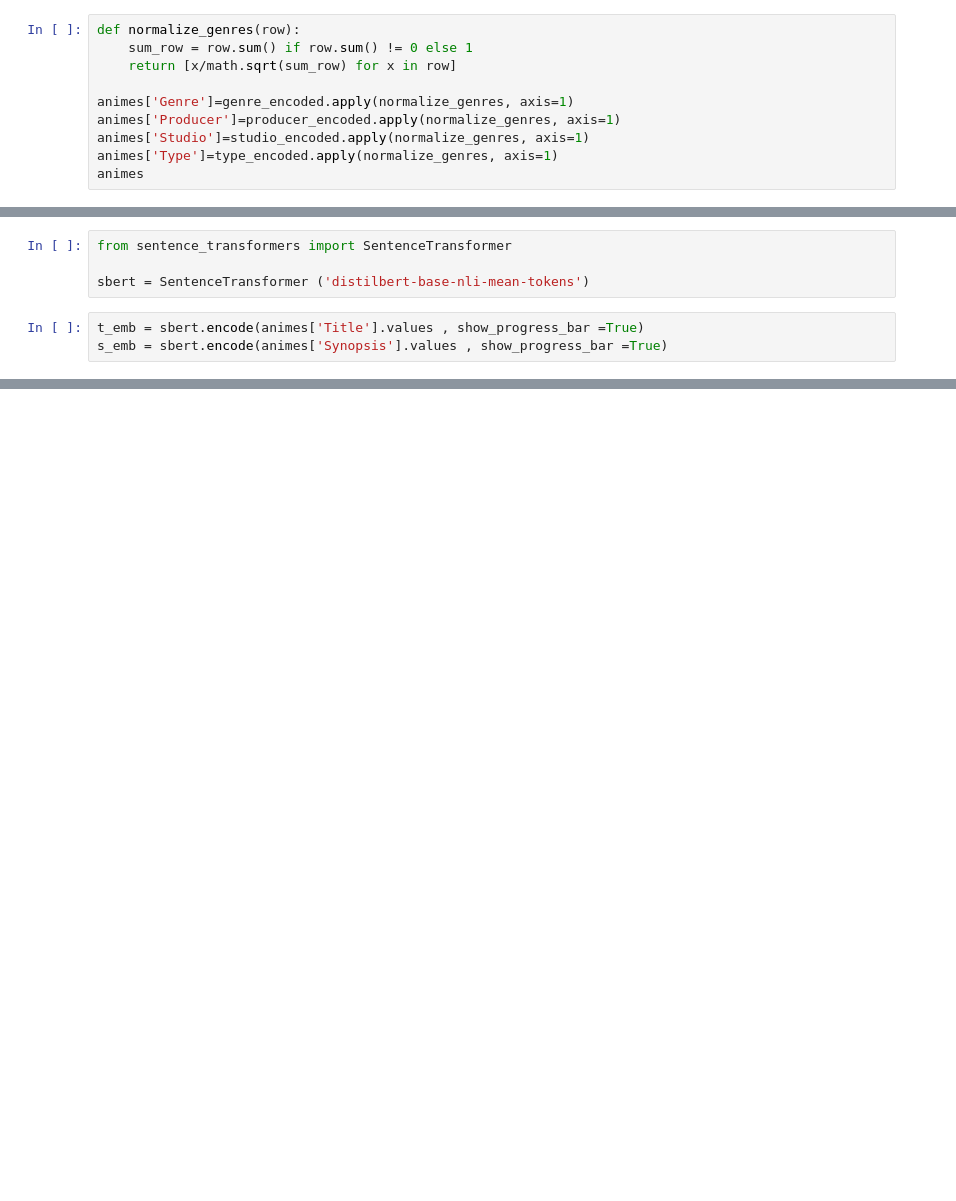
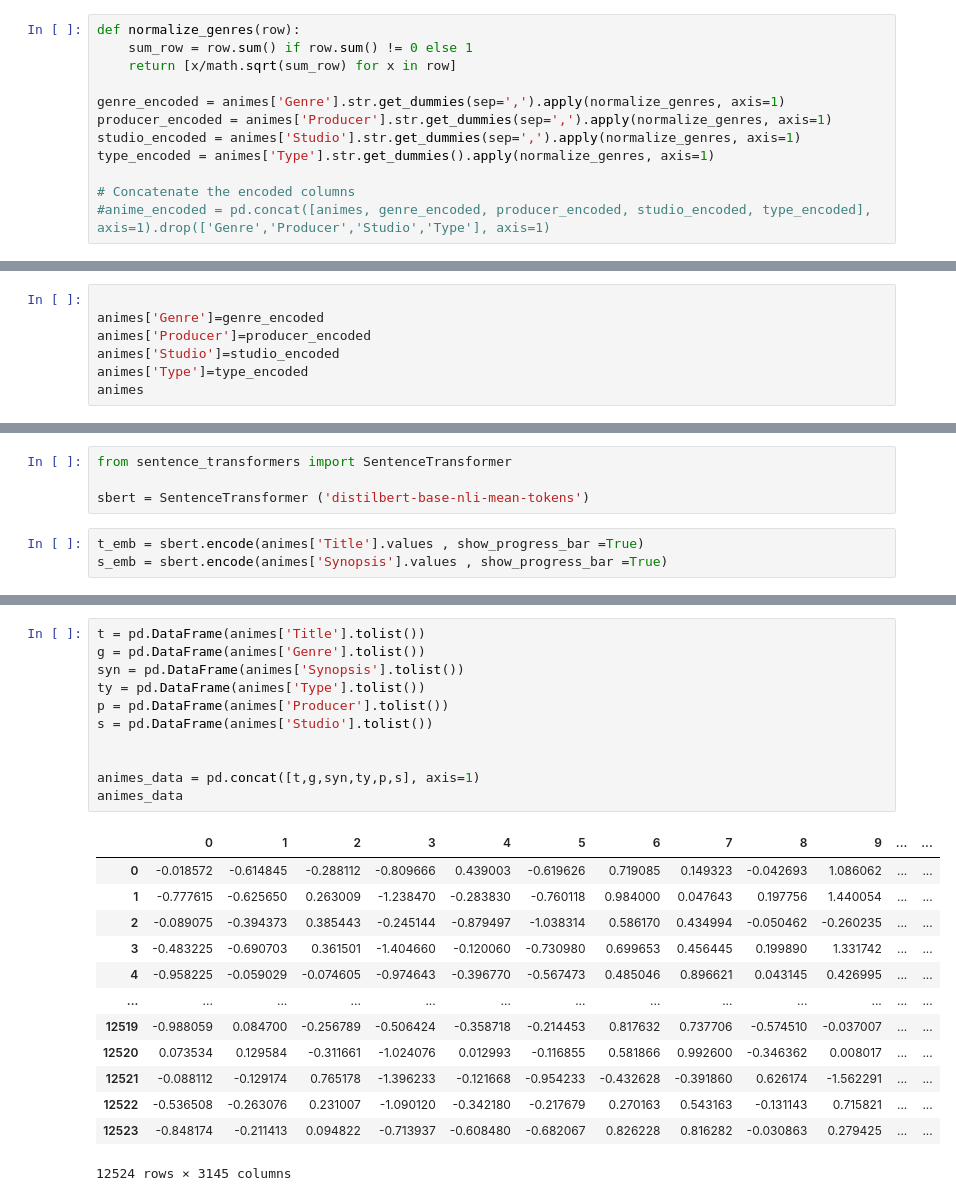
Before and after one commit to Rewich-1/projet_MLOPS_predict_anime, a Jupyter notebook: recherche/modeling.ipynb, the cells around one changed output, grey strips where cells are left out. Drawn from its saved outputs; the diff is of its cells as text; blank space fills up the shorter version.

```diff
--- a/recherche/modeling.ipynb
+++ b/recherche/modeling.ipynb
@@ -97,8 +158,10 @@ def normalize_genres(row):
     sum_row = row.sum() if row.sum() != 0 else 1
     return [x/math.sqrt(sum_row) for x in row]
 
-animes['Genre']=genre_encoded.apply(normalize_genres, axis=1)
-animes['Producer']=producer_encoded.apply(normalize_genres, axis=1)
-animes['Studio']=studio_encoded.apply(normalize_genres, axis=1)
-animes['Type']=type_encoded.apply(normalize_genres, axis=1)
-animes
+genre_encoded = animes['Genre'].str.get_dummies(sep=',').apply(normalize_genres, axis=1)
+producer_encoded = animes['Producer'].str.get_dummies(sep=',').apply(normalize_genres, axis=1)
+studio_encoded = animes['Studio'].str.get_dummies(sep=',').apply(normalize_genres, axis=1)
+type_encoded = animes['Type'].str.get_dummies().apply(normalize_genres, axis=1)
+
+# Concatenate the encoded columns
+#anime_encoded = pd.concat([animes, genre_encoded, producer_encoded, studio_encoded, type_encoded], axis=1).drop(['Genre','Producer','Studio','Type'], axis=1)
@@ -138,0 +183,7 @@ See the caveats in the documentation: https://pandas.pydata.org/pandas-docs/stab
+# %%
+
+animes['Genre']=genre_encoded
+animes['Producer']=producer_encoded
+animes['Studio']=studio_encoded
+animes['Type']=type_encoded
+animes
@@ -173,0 +263,25 @@ See the caveats in the documentation: https://pandas.pydata.org/pandas-docs/stab
+# %%
+t = pd.DataFrame(animes['Title'].tolist())
+g = pd.DataFrame(animes['Genre'].tolist())
+syn = pd.DataFrame(animes['Synopsis'].tolist())
+ty = pd.DataFrame(animes['Type'].tolist())
+p = pd.DataFrame(animes['Producer'].tolist())
+s = pd.DataFrame(animes['Studio'].tolist())
+
+
+animes_data = pd.concat([t,g,syn,ty,p,s], axis=1)
+animes_data
+# %% [output]
+|  | 0 | 1 | 2 | 3 | 4 | 5 | 6 | 7 | 8 | 9 | ... | ... |
+| 0 | -0.018572 | -0.614845 | -0.288112 | -0.809666 | 0.439003 | -0.619626 | 0.719085 | 0.149323 | -0.042693 | 1.086062 | ... | ... |
+| 1 | -0.777615 | -0.625650 | 0.263009 | -1.238470 | -0.283830 | -0.760118 | 0.984000 | 0.047643 | 0.197756 | 1.440054 | ... | ... |
+| 2 | -0.089075 | -0.394373 | 0.385443 | -0.245144 | -0.879497 | -1.038314 | 0.586170 | 0.434994 | -0.050462 | -0.260235 | ... | ... |
+| 3 | -0.483225 | -0.690703 | 0.361501 | -1.404660 | -0.120060 | -0.730980 | 0.699653 | 0.456445 | 0.199890 | 1.331742 | ... | ... |
+| 4 | -0.958225 | -0.059029 | -0.074605 | -0.974643 | -0.396770 | -0.567473 | 0.485046 | 0.896621 | 0.043145 | 0.426995 | ... | ... |
+| ... | ... | ... | ... | ... | ... | ... | ... | ... | ... | ... | ... | ... |
+| 12519 | -0.988059 | 0.084700 | -0.256789 | -0.506424 | -0.358718 | -0.214453 | 0.817632 | 0.737706 | -0.574510 | -0.037007 | ... | ... |
+| 12520 | 0.073534 | 0.129584 | -0.311661 | -1.024076 | 0.012993 | -0.116855 | 0.581866 | 0.992600 | -0.346362 | 0.008017 | ... | ... |
+| 12521 | -0.088112 | -0.129174 | 0.765178 | -1.396233 | -0.121668 | -0.954233 | -0.432628 | -0.391860 | 0.626174 | -1.562291 | ... | ... |
+| 12522 | -0.536508 | -0.263076 | 0.231007 | -1.090120 | -0.342180 | -0.217679 | 0.270163 | 0.543163 | -0.131143 | 0.715821 | ... | ... |
+| 12523 | -0.848174 | -0.211413 | 0.094822 | -0.713937 | -0.608480 | -0.682067 | 0.826228 | 0.816282 | -0.030863 | 0.279425 | ... | ... |
+12524 rows × 3145 columns
```
Also changed, not shown: parts of 24 cells of this notebook, 9 other files.
